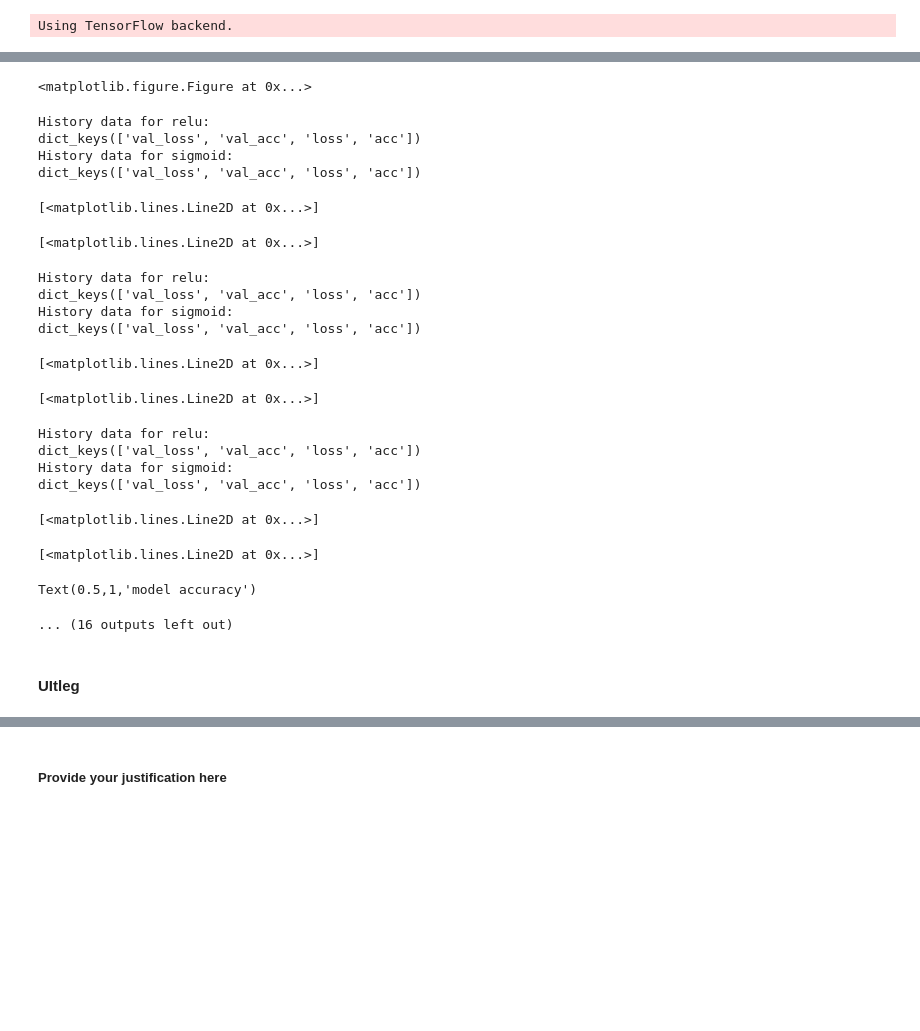
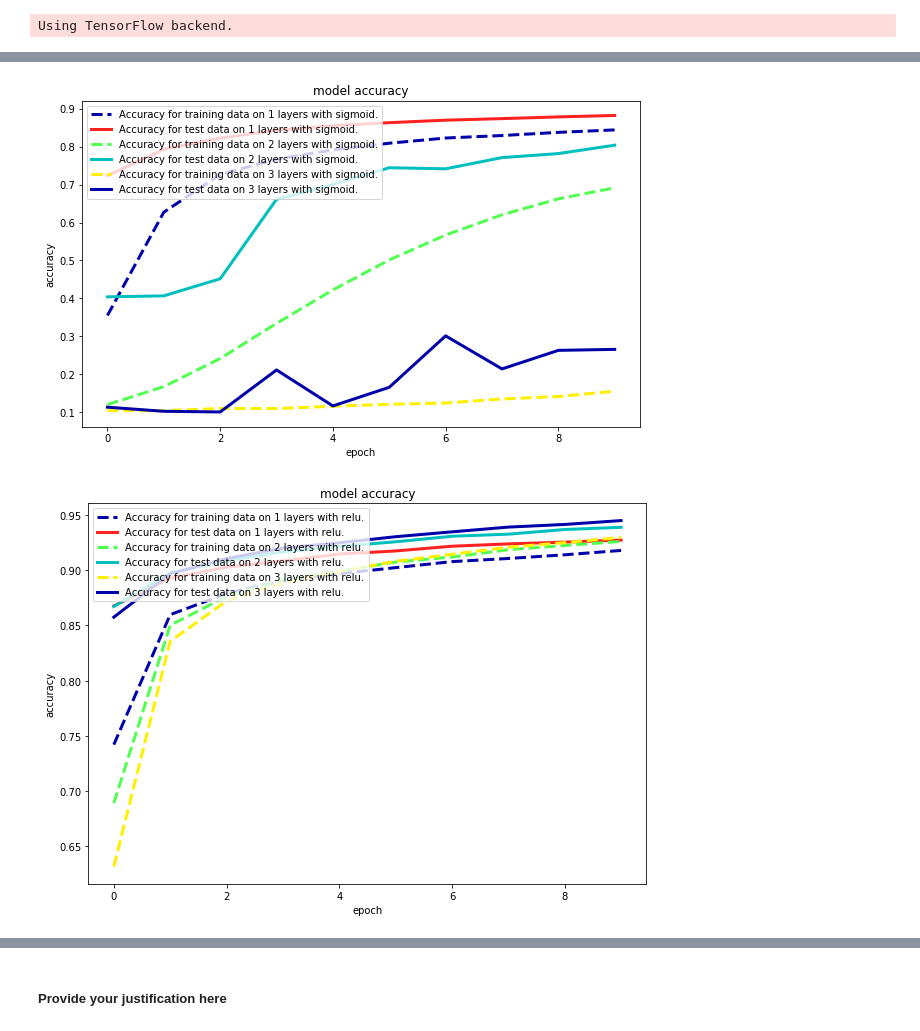
Before and after one commit to Ylja/ML-course, a Jupyter notebook: Assignment 4.ipynb, the cells around one changed output, grey strips where cells are left out. Drawn from its saved outputs; the diff is of its cells as text; code cells hidden in the pictures; blank space fills up the shorter version.

```diff
--- a/Assignment 4.ipynb
+++ b/Assignment 4.ipynb
@@ -443,35 +434,30 @@ Epoch 10/10
 # %%
 # Training (You don't need to change this part of the code)
 for i in range(3):
-    print('Test score for relu, {} layers: {}'.format(i+1, scores[i][0]))
-    print('Test accuracy for relu, {} layers: {}'.format(i+1, scores[i][1]))
-    print('Test score for sigmoid, {} layers: {}'.format(i+1, scores2[i][0]))
-    print('Test accuracy for sigmoid, {} layers: {}'.format(i+1, scores2[i][1]))
+    print('Test score for relu, {} hidden layer(s): {}'.format(i+1, scores[i][0]))
+    print('Test accuracy for relu, {} hidden layer(s): {}'.format(i+1, scores[i][1]))
+    print('Test score for sigmoid, {} hidden layer(s): {}'.format(i+1, scores2[i][0]))
+    print('Test accuracy for sigmoid, {} hidden layer(s): {}'.format(i+1, scores2[i][1]))
 
-plt.figure(figsize=(10,10))
+plt.figure(figsize=(10,6));
 for i in range(len(histories)):
-    # list all data in history
-    print("History data for relu:")
-    print(histories[i].history.keys())
-    print("History data for sigmoid:")
-    print(histories2[i].history.keys())
+    plt.plot(histories2[i].history['acc'], ls='dashed', lw=3,label = "Accuracy for training data on {} layers with sigmoid.".format(i+1));
+    plt.plot(histories2[i].history['val_acc'], ls='solid', lw=3, label = "Accuracy for test data on {} layers with sigmoid.".format(i+1));
+plt.title('model accuracy');
+plt.ylabel('accuracy');
+plt.xlabel('epoch');
+plt.legend(loc='upper left');
+plt.show();
+
+plt.figure(figsize=(10,7));
+for i in range(len(histories)):
     # summarize history for accuracy
-    plt.plot(histories[i].history['acc'], label = "Accuracy for training data on {} layers with relu.".format(i+1))
-    plt.plot(histories[i].history['val_acc'], label = "Accuracy for test data on {} layers with relu.".format(i+1))
+    plt.plot(histories[i].history['acc'], ls='dashed', lw=3, label = "Accuracy for training data on {} layers with relu.".format(i+1));
+    plt.plot(histories[i].history['val_acc'], ls='solid', lw=3, label = "Accuracy for test data on {} layers with relu.".format(i+1));
 
-plt.title('model accuracy')
-plt.ylabel('accuracy')
-plt.xlabel('epoch')
-plt.legend(loc='upper left')
-plt.show()
-
-plt.figure(figsize=(10,10))
-for i in range(len(histories)):
-    plt.plot(histories2[i].history['acc'], label = "Accuracy for training data on {} layers with sigmoid.".format(i+1))
-    plt.plot(histories2[i].history['val_acc'], label = "Accuracy for test data on {} layers with sigmoid.".format(i+1))
-plt.title('model accuracy')
-plt.ylabel('accuracy')
-plt.xlabel('epoch')
-plt.legend(loc='upper left')
-plt.show()
+plt.title('model accuracy');
+plt.ylabel('accuracy');
+plt.xlabel('epoch');
+plt.legend(loc='upper left');
+plt.show();
 # %% [output]
@@ -490,21 +476,2 @@ Test accuracy for sigmoid, 3 layers: 0.1639
-<matplotlib.figure.Figure at 0x...>
-History data for relu:
-dict_keys(['val_loss', 'val_acc', 'loss', 'acc'])
-History data for sigmoid:
-dict_keys(['val_loss', 'val_acc', 'loss', 'acc'])
-[<matplotlib.lines.Line2D at 0x...>]
-[<matplotlib.lines.Line2D at 0x...>]
-History data for relu:
-dict_keys(['val_loss', 'val_acc', 'loss', 'acc'])
-History data for sigmoid:
-dict_keys(['val_loss', 'val_acc', 'loss', 'acc'])
-[<matplotlib.lines.Line2D at 0x...>]
-[<matplotlib.lines.Line2D at 0x...>]
-History data for relu:
-dict_keys(['val_loss', 'val_acc', 'loss', 'acc'])
-History data for sigmoid:
-dict_keys(['val_loss', 'val_acc', 'loss', 'acc'])
-[<matplotlib.lines.Line2D at 0x...>]
-[<matplotlib.lines.Line2D at 0x...>]
-Text(0.5,1,'model accuracy')
-... (16 outputs left out)
+[figure, added]
+[figure, added]
@@ -513,2 +477,0 @@ Text(0.5,1,'model accuracy')
-# %% [markdown]
-#### UItleg
```
Also changed, not shown: parts of 11 cells of this notebook.
